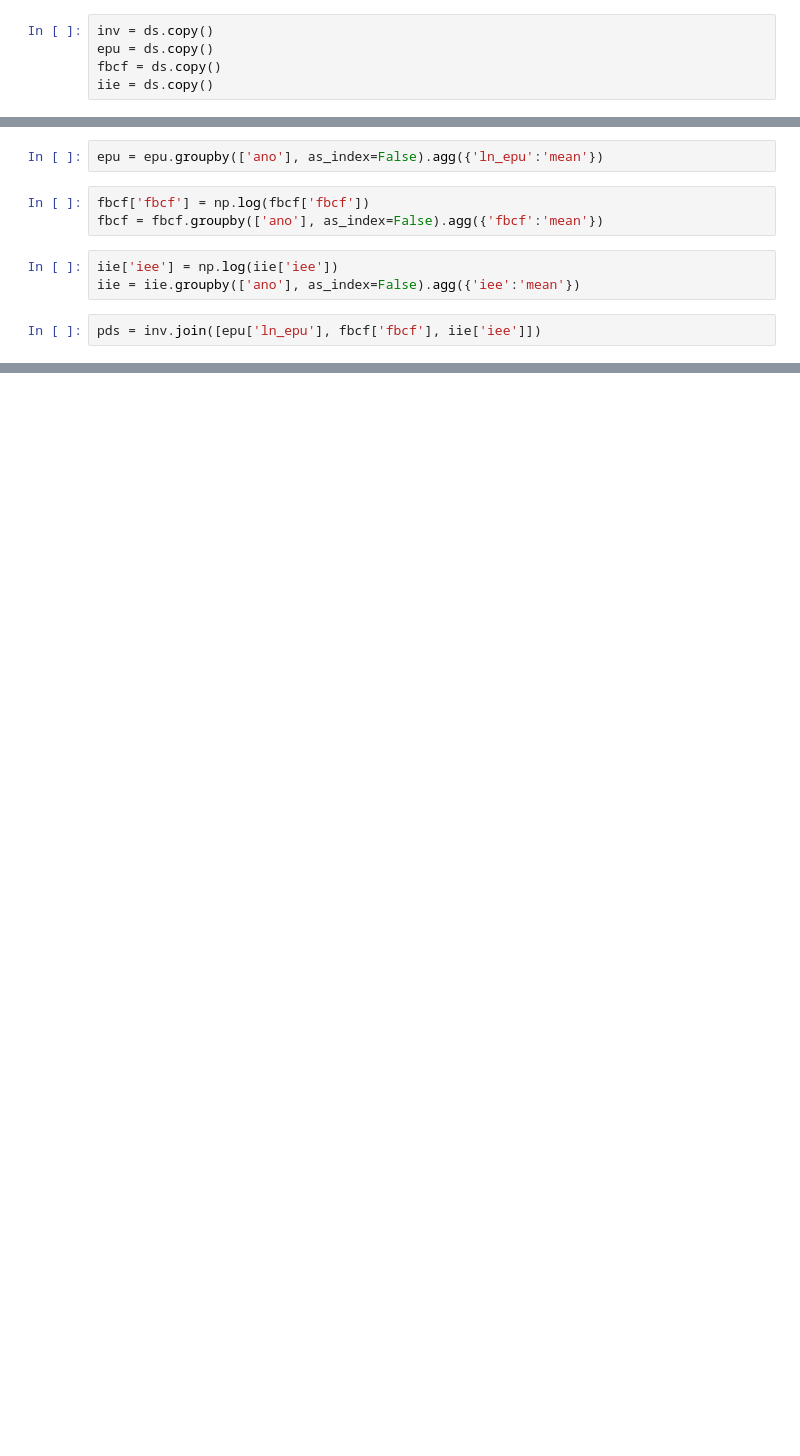
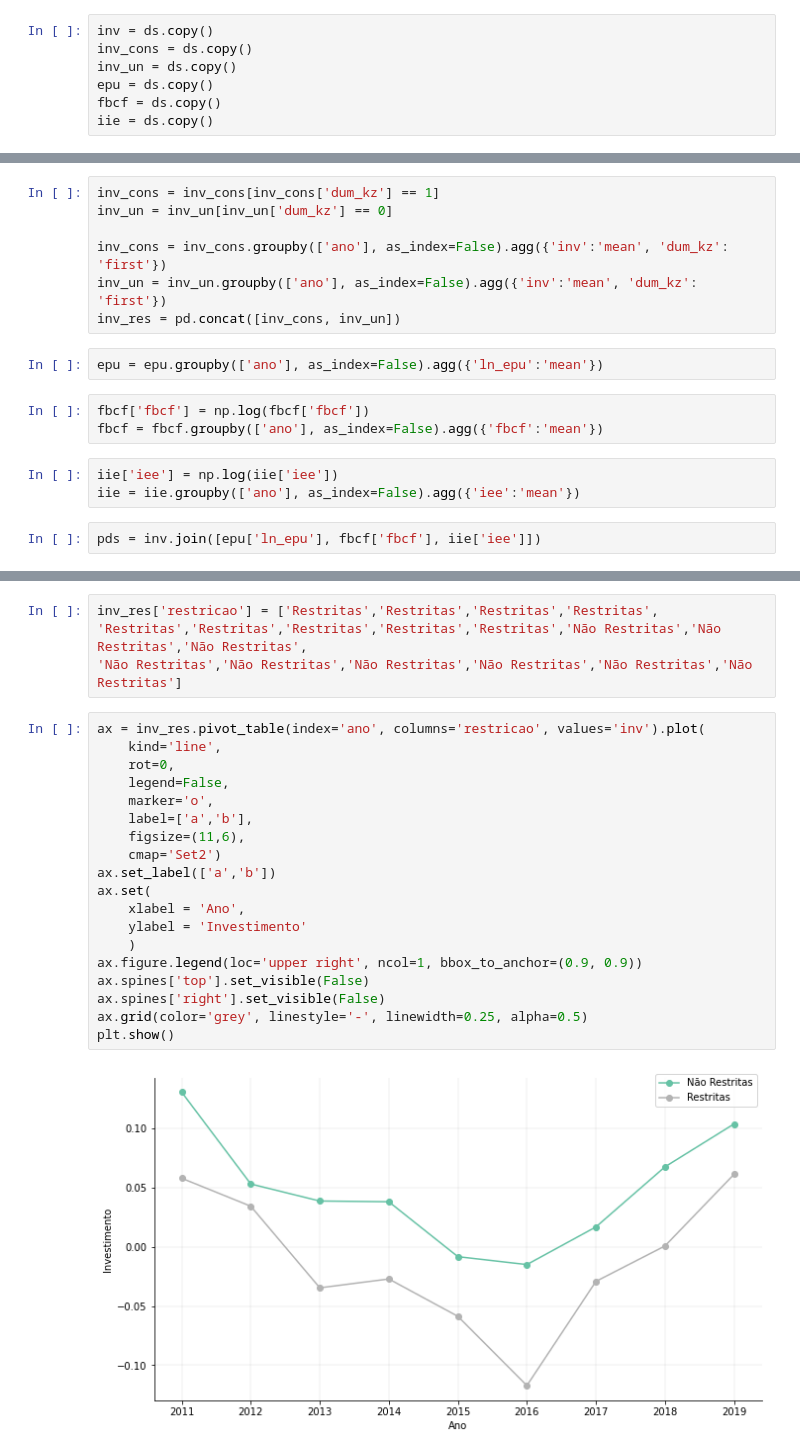
Before and after one commit to Renatochaz/economic_policy_uncertainty, a Jupyter notebook: py_files/graphs.ipynb, the cells around one changed output, grey strips where cells are left out. Saved outputs shown, nothing was run; the diff lists cells and outputs as text; blank space fills up the shorter version.

```diff
--- a/py_files/graphs.ipynb
+++ b/py_files/graphs.ipynb
@@ -13,11 +13,20 @@ if module_path not in sys.path:
 ds = pd.read_csv(f'{module_path}/global.csv')
 # %%
 inv = ds.copy()
+inv_cons = ds.copy()
+inv_un = ds.copy()
 epu = ds.copy()
 fbcf = ds.copy()
 iie = ds.copy()
 # %%
 inv = inv.groupby(['ano'], as_index=False).agg({'inv':'mean'})
+# %%
+inv_cons = inv_cons[inv_cons['dum_kz'] == 1]
+inv_un = inv_un[inv_un['dum_kz'] == 0]
+
+inv_cons = inv_cons.groupby(['ano'], as_index=False).agg({'inv':'mean', 'dum_kz': 'first'})
+inv_un = inv_un.groupby(['ano'], as_index=False).agg({'inv':'mean', 'dum_kz': 'first'})
+inv_res = pd.concat([inv_cons, inv_un])
 # %%
 epu = epu.groupby(['ano'], as_index=False).agg({'ln_epu':'mean'})
 # %%
@@ -170,0 +176,25 @@ plt.show()
+# %%
+inv_res['restricao'] = ['Restritas','Restritas','Restritas','Restritas',
+'Restritas','Restritas','Restritas','Restritas','Restritas','Não Restritas','Não Restritas','Não Restritas',
+'Não Restritas','Não Restritas','Não Restritas','Não Restritas','Não Restritas','Não Restritas']
+# %%
+ax = inv_res.pivot_table(index='ano', columns='restricao', values='inv').plot(
+    kind='line',
+    rot=0,
+    legend=False,
+    marker='o',
+    label=['a','b'],
+    figsize=(11,6),
+    cmap='Set2')
+ax.set_label(['a','b'])
+ax.set(
+    xlabel = 'Ano',
+    ylabel = 'Investimento'
+    )
+ax.figure.legend(loc='upper right', ncol=1, bbox_to_anchor=(0.9, 0.9))
+ax.spines['top'].set_visible(False)
+ax.spines['right'].set_visible(False)
+ax.grid(color='grey', linestyle='-', linewidth=0.25, alpha=0.5)
+plt.show()
+# %% [output]
+[figure, added]
```
Also changed, not shown: parts of 4 cells of this notebook, 6 other files.
